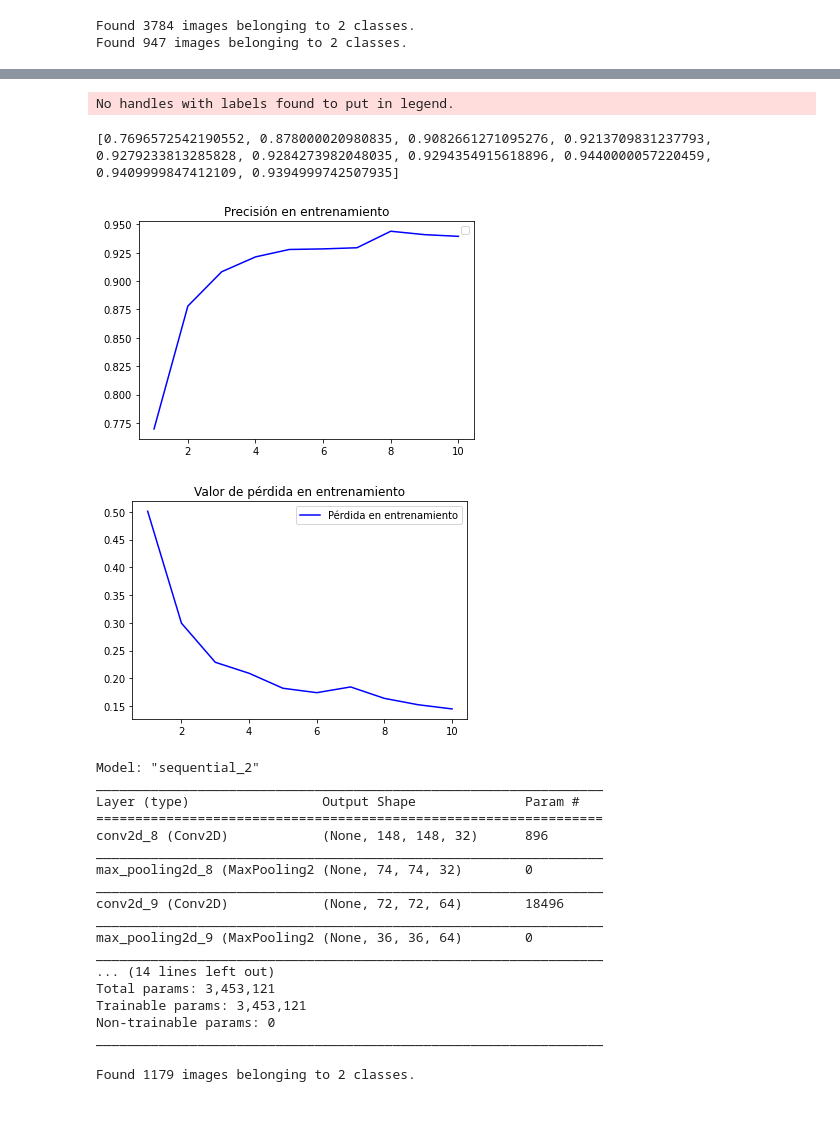
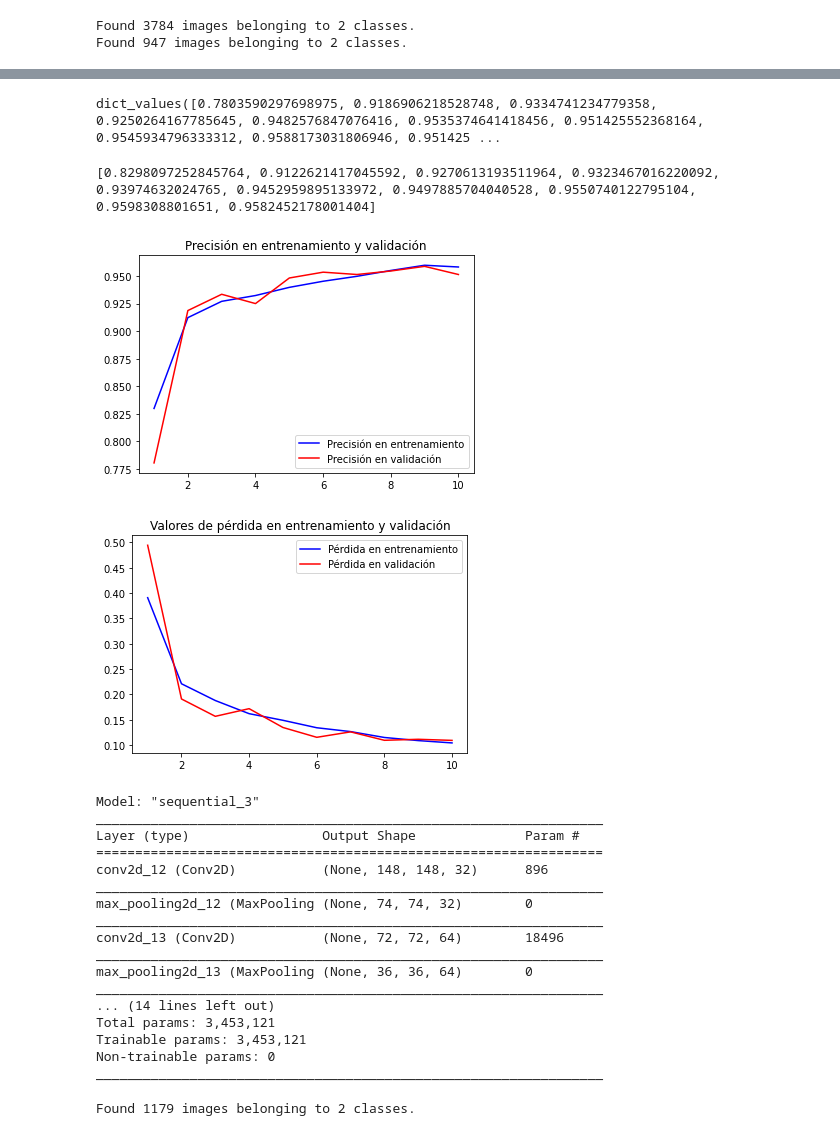
Before and after one commit to Popou123/Trabajo-Jaime-Rodriguez-Albuin, a Jupyter notebook: TFG.ipynb, the cells around one changed output, grey strips where cells are left out. Saved outputs shown, nothing was run; the diff lists cells and outputs as text; code cells hidden in the pictures.

```diff
--- a/TFG.ipynb
+++ b/TFG.ipynb
@@ -402,34 +407,41 @@ Epoch 20/20
+# %%
+#Importamos pandas para poder cargar el historial del entrenamiento en el drive.
+import pandas as pd
+historial = pd.read_csv('/content/gdrive/My Drive/historial_modelo_1.csv').to_dict()
+# %%
+print(historial['val_acc'].values())
+# %% [output]
+dict_values([0.7803590297698975, 0.9186906218528748, 0.9334741234779358, 0.9250264167785645, 0.9482576847076416, 0.9535374641418456, 0.951425552368164, 0.9545934796333312, 0.9588173031806946, 0.951425 ...
 # %%
 #Guardamos el modelo en el drive para no tener que entrenarlo cada vez que inicie el colab.
 model.save('/content/gdrive/My Drive/primer_red.h5')
 # %%
 #Mostraremos unas gráficas que muestren cómo han evolucionado tanto el valor de pérdida como la precisión:
 from matplotlib import pyplot
 
-prec = historial.history['acc']
-validacion_prec = historial.history['val_acc']
-perdida = historial.history['loss']
-validacion_perdida = historial.history['val_loss']
-print(prec)
+prec = list(historial['acc'].values())
+validacion_prec = list(historial['val_acc'].values())
+perdida = list(historial['loss'].values())
+validacion_perdida = list(historial['val_loss'].values())
+
 n_epochs = range(1, len(prec) + 1)
 
 pyplot.plot(n_epochs, prec, 'b', label='Precisión en entrenamiento')
-pyplot.plot(n_epochs, validacion_prec, 'bo', label='Precisión en validación')
+pyplot.plot(n_epochs, validacion_prec, 'r', label='Precisión en validación')
 pyplot.title('Precisión en entrenamiento y validación')
 pyplot.legend()
 pyplot.show()
 # %% [output]
-No handles with labels found to put in legend.
+[0.8298097252845764, 0.9122621417045592, 0.9270613193511964, 0.9323467016220092, 0.93974632024765, 0.9452959895133972, 0.9497885704040528, 0.9550740122795104, 0.9598308801651, 0.9582452178001404]
-[0.7696572542190552, 0.878000020980835, 0.9082661271095276, 0.9213709831237793, 0.9279233813285828, 0.9284273982048035, 0.9294354915618896, 0.9440000057220459, 0.9409999847412109, 0.9394999742507935]
-[figure, old version]
+[figure, new version]
 # %%
 pyplot.plot(n_epochs, perdida, 'b', label='Pérdida en entrenamiento')
-pyplot.plot(n_epochs, val_loss, 'bo', label='Pérdida en validación')
+pyplot.plot(n_epochs, validacion_perdida, 'r', label='Pérdida en validación')
 pyplot.title('Valores de pérdida en entrenamiento y validación')
 pyplot.legend()
 pyplot.show()
 # %% [output]
-[figure, old version]
+[figure, new version]
 # %%
 #Lo cargamos y comprobamos que se ha cargado correctamente.
 from keras.models import load_model
@@ -437,17 +449,17 @@ modelo2 = load_model('/content/gdrive/My Drive/primer_red.h5')
 # %%
-modelo2.summary()
+model.summary()
 # %% [output]
-Model: "sequential_2"
+Model: "sequential_3"
 _________________________________________________________________
 Layer (type)                 Output Shape              Param #
 =================================================================
-conv2d_8 (Conv2D)            (None, 148, 148, 32)      896
+conv2d_12 (Conv2D)           (None, 148, 148, 32)      896
 _________________________________________________________________
-max_pooling2d_8 (MaxPooling2 (None, 74, 74, 32)        0
+max_pooling2d_12 (MaxPooling (None, 74, 74, 32)        0
 _________________________________________________________________
-conv2d_9 (Conv2D)            (None, 72, 72, 64)        18496
+conv2d_13 (Conv2D)           (None, 72, 72, 64)        18496
 _________________________________________________________________
-max_pooling2d_9 (MaxPooling2 (None, 36, 36, 64)        0
+max_pooling2d_13 (MaxPooling (None, 36, 36, 64)        0
 _________________________________________________________________
 ... (14 lines left out)
 Total params: 3,453,121
```
Also changed, not shown: parts of 38 cells of this notebook.
